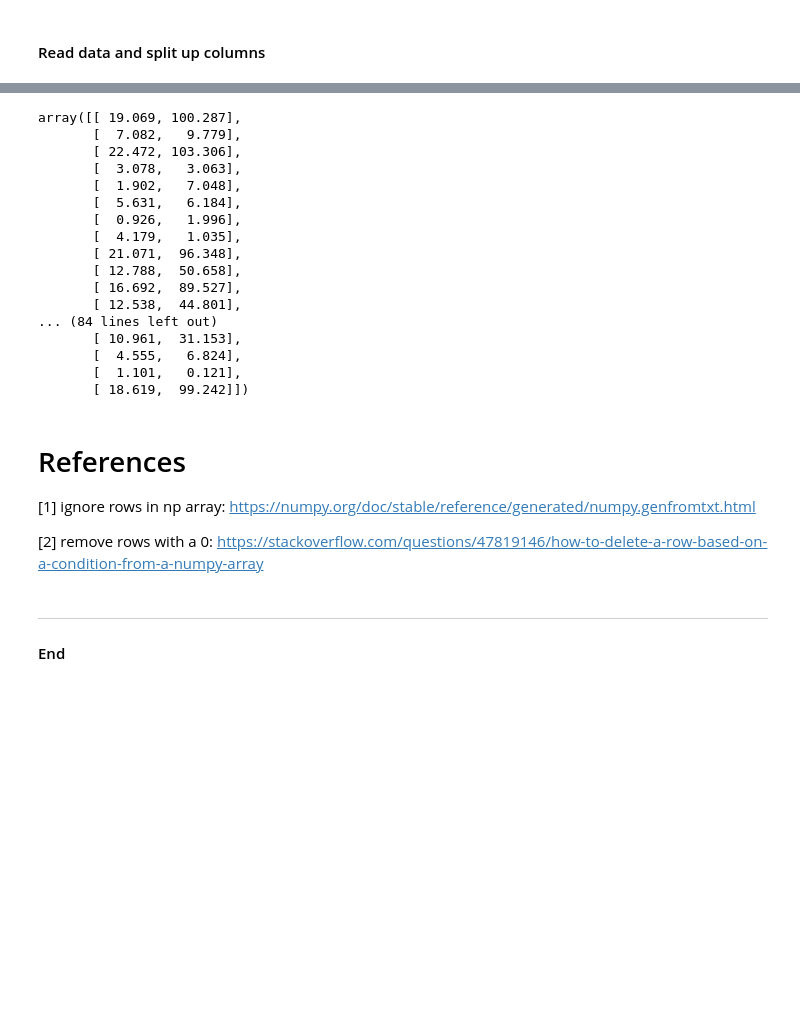
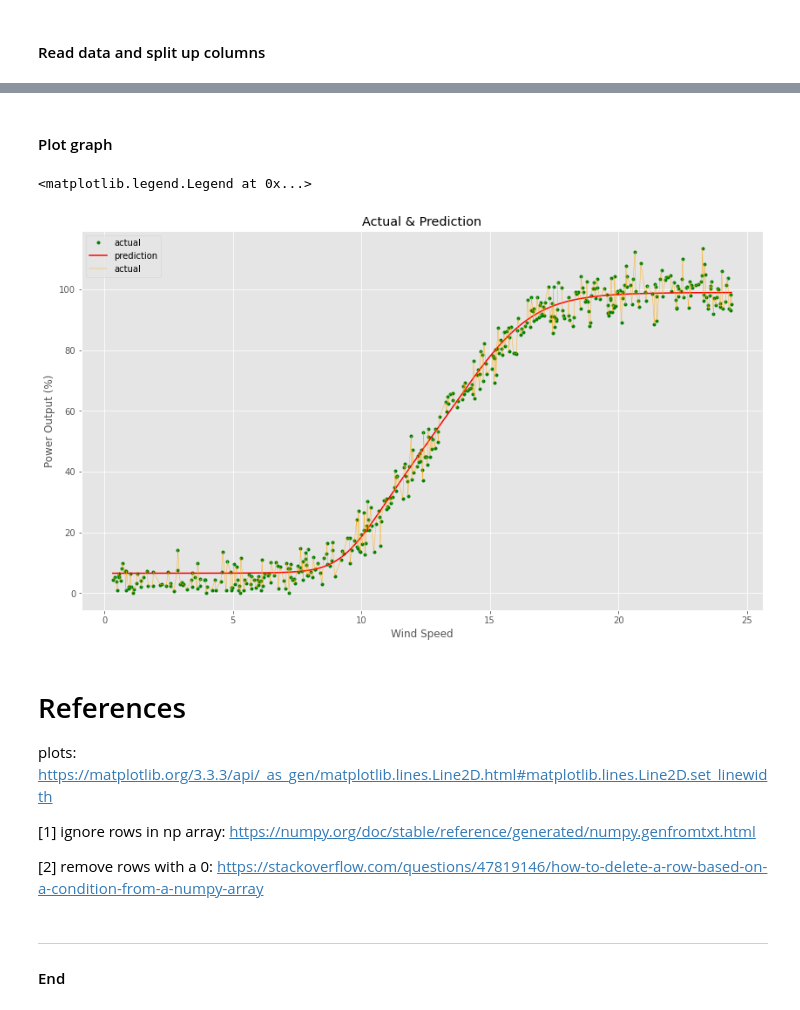
Before and after one commit to DarraghLally/Emerging_Technologies_Project, a Jupyter notebook: Emerging_Technology_Project.ipynb, the cells around one changed output, grey strips where cells are left out. Saved outputs shown, nothing was run; the diff lists cells and outputs as text; code cells hidden in the pictures; blank space fills up the shorter version.

Commit message:
ploting data on notebook

```diff
--- a/Emerging_Technology_Project.ipynb
+++ b/Emerging_Technology_Project.ipynb
@@ -51,5 +39,3 @@ train
 # %%
-# Create a neural network with one neuron.
+# Create a neural network
 model = kr.models.Sequential()
-model.add(kr.layers.Dense(1, input_shape=(1,), activation="linear", kernel_initializer='ones', bias_initializer='zeros'))
-model.compile('adam', loss='mean_squared_error')
@@ -55,0 +57,10 @@ model.compile('adam', loss='mean_squared_error')
+# %%
+# 3 neurons, sigmoid, input 1
+model.add(kr.layers.Dense(3, input_shape=(1,), activation="sigmoid", kernel_initializer='random_normal',
+                          bias_initializer='random_normal'))
+# 3 neurons, sigmoid, input 3
+model.add(kr.layers.Dense(3, input_shape=(3,), activation="sigmoid", kernel_initializer='random_normal',
+                          bias_initializer='random_normal'))
+# 1 neurons, linear, input 3
+model.add(kr.layers.Dense(1, input_shape=(3,), activation="linear", kernel_initializer='random_normal',
+                          bias_initializer='random_normal'))
@@ -56,4 +80,4 @@ model.compile('adam', loss='mean_squared_error')
 # %%
 # Train the neural network on our training data.
-model.fit(train['speed'], train['power'], epochs=500)
+model.fit(train['speed'], train['power'], epochs=3000)
 # %% [output]
@@ -77,28 +101,31 @@ Epoch 500/500
 <tensorflow.python.keras.callbacks.History at 0x...>
-# %%
-# Take 100 random rows from array
-samplearray = refineddata[np.random.choice(refineddata.shape[0], 100, replace=False)]
-samplearray
-# %% [output]
-array([[ 19.069, 100.287],
-       [  7.082,   9.779],
-       [ 22.472, 103.306],
-       [  3.078,   3.063],
-       [  1.902,   7.048],
-       [  5.631,   6.184],
-       [  0.926,   1.996],
-       [  4.179,   1.035],
-       [ 21.071,  96.348],
-       [ 12.788,  50.658],
-       [ 16.692,  89.527],
-       [ 12.538,  44.801],
-... (84 lines left out)
-       [ 10.961,  31.153],
-       [  4.555,   6.824],
-       [  1.101,   0.121],
-       [ 18.619,  99.242]])
+# %% [markdown]
+ #### Plot graph
+# %%
+# Graph is easier to read when the actual data is ploted as points
+# plot a graph  of power over time,
+# 1. actual data is displayed in green
+# 2. predicted data is displayed in red
+
+plt.title('Actual & Prediction')
+# actual - green
+plt.plot(train['speed'],train['power'], '.', color="green", label='actual')
+# prediction - red
+plt.plot(train['speed'],model.predict(train['speed']), color="red", label='prediction')
+# Extra
+plt.plot(train['speed'],train['power'], color="orange", label='actual', linewidth = 0.4)
+
+# clean up output
+plt.xlabel('Wind Speed')
+plt.ylabel('Power Output (%)')
+plt.legend()
+# %% [output]
+<matplotlib.legend.Legend at 0x...>
+[figure, added]
 # %% [markdown]
 # References
+
+plots: https://matplotlib.org/3.3.3/api/_as_gen/matplotlib.lines.Line2D.html#matplotlib.lines.Line2D.set_linewidth
 
 [1] ignore rows in np array: https://numpy.org/doc/stable/reference/generated/numpy.genfromtxt.html
 
```
Also changed, not shown: parts of 10 cells of this notebook.
